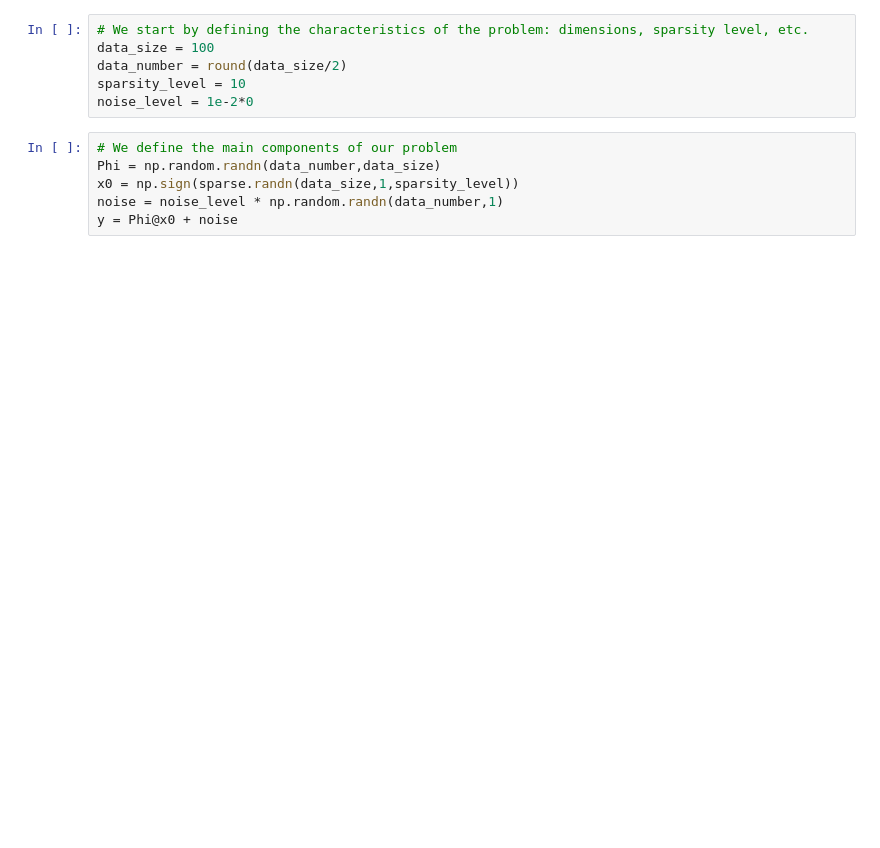
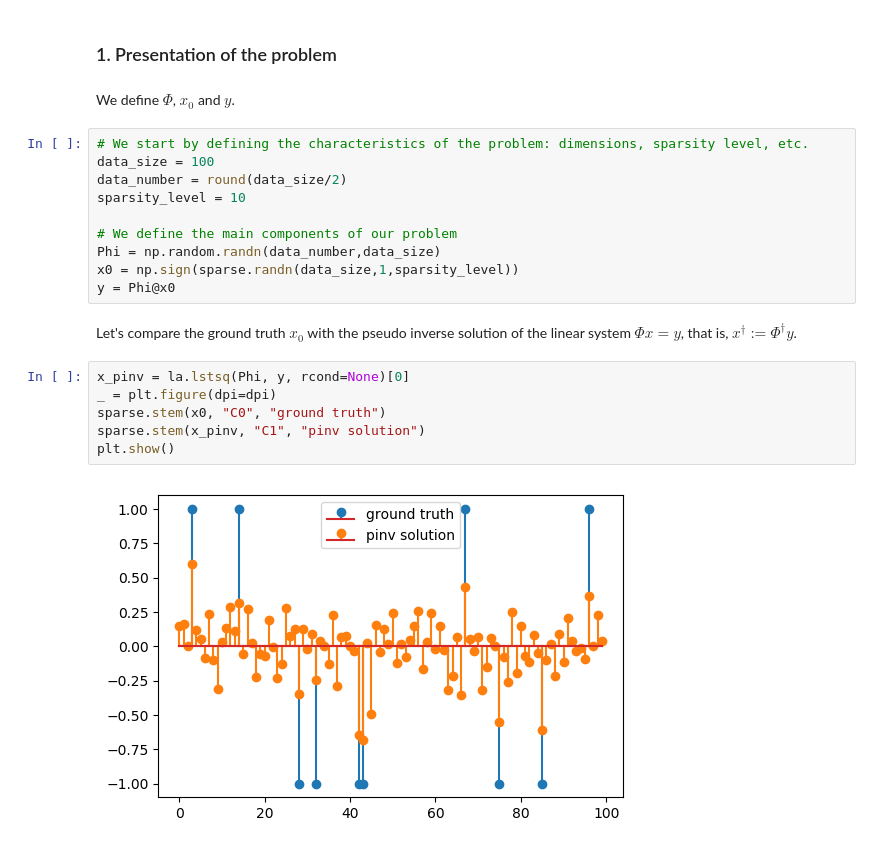
Before and after one commit to Guillaume-Garrigos/invprob, a Jupyter notebook: lasso_1-regularisation_path.ipynb, the cells around one changed output. Cells and saved outputs as stored; diff of their text form; blank space fills up the shorter version.

```diff
--- a/lasso_1-regularisation_path.ipynb
+++ b/lasso_1-regularisation_path.ipynb
@@ -15,12 +40,24 @@ dpi = 100 # Resolution used for plotting (230 for small screen, 100 for large on
+# %% [markdown]
+### 1. Presentation of the problem
+# %% [markdown]
+We define $\Phi$, $x_0$ and $y$.
 # %%
 # We start by defining the characteristics of the problem: dimensions, sparsity level, etc.
 data_size = 100
 data_number = round(data_size/2)
 sparsity_level = 10
-noise_level = 1e-2*0
+
+# We define the main components of our problem
+Phi = np.random.randn(data_number,data_size)
+x0 = np.sign(sparse.randn(data_size,1,sparsity_level))
+y = Phi@x0
-# %%
-# We define the main components of our problem
-Phi = np.random.randn(data_number,data_size)
-x0 = np.sign(sparse.randn(data_size,1,sparsity_level))
-noise = noise_level * np.random.randn(data_number,1)
-y = Phi@x0 + noise
+# %% [markdown]
+Let's compare the ground truth $x_0$ with the pseudo inverse solution of the linear system $\Phi x = y$, that is, $x^\dagger := \Phi^\dagger y$.
+# %%
+x_pinv = la.lstsq(Phi, y, rcond=None)[0]
+_ = plt.figure(dpi=dpi)
+sparse.stem(x0, "C0", "ground truth")
+sparse.stem(x_pinv, "C1", "pinv solution")
+plt.show()
+# %% [output]
+[figure, added]
```
Also changed, not shown: parts of 16 cells of this notebook, 1 other file.
